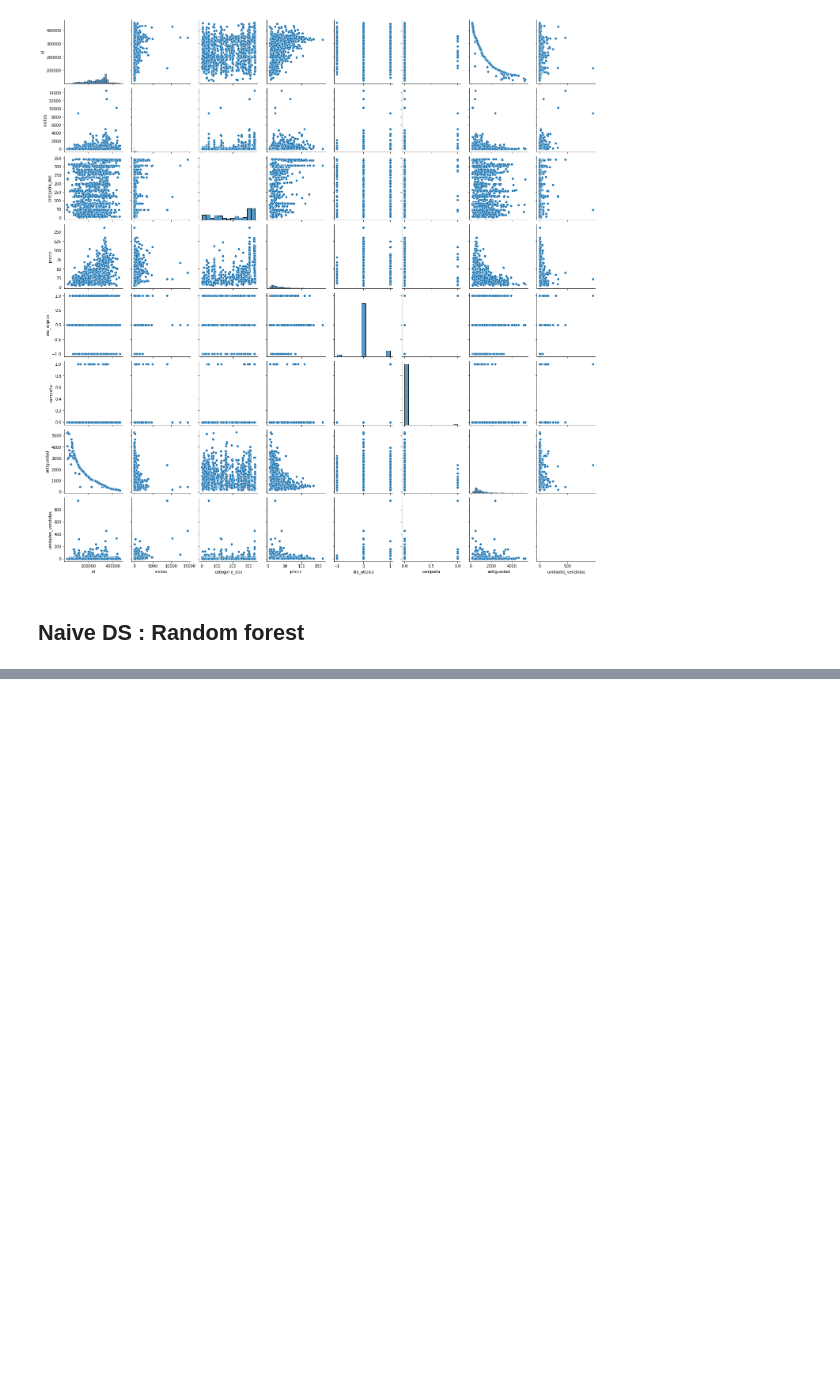
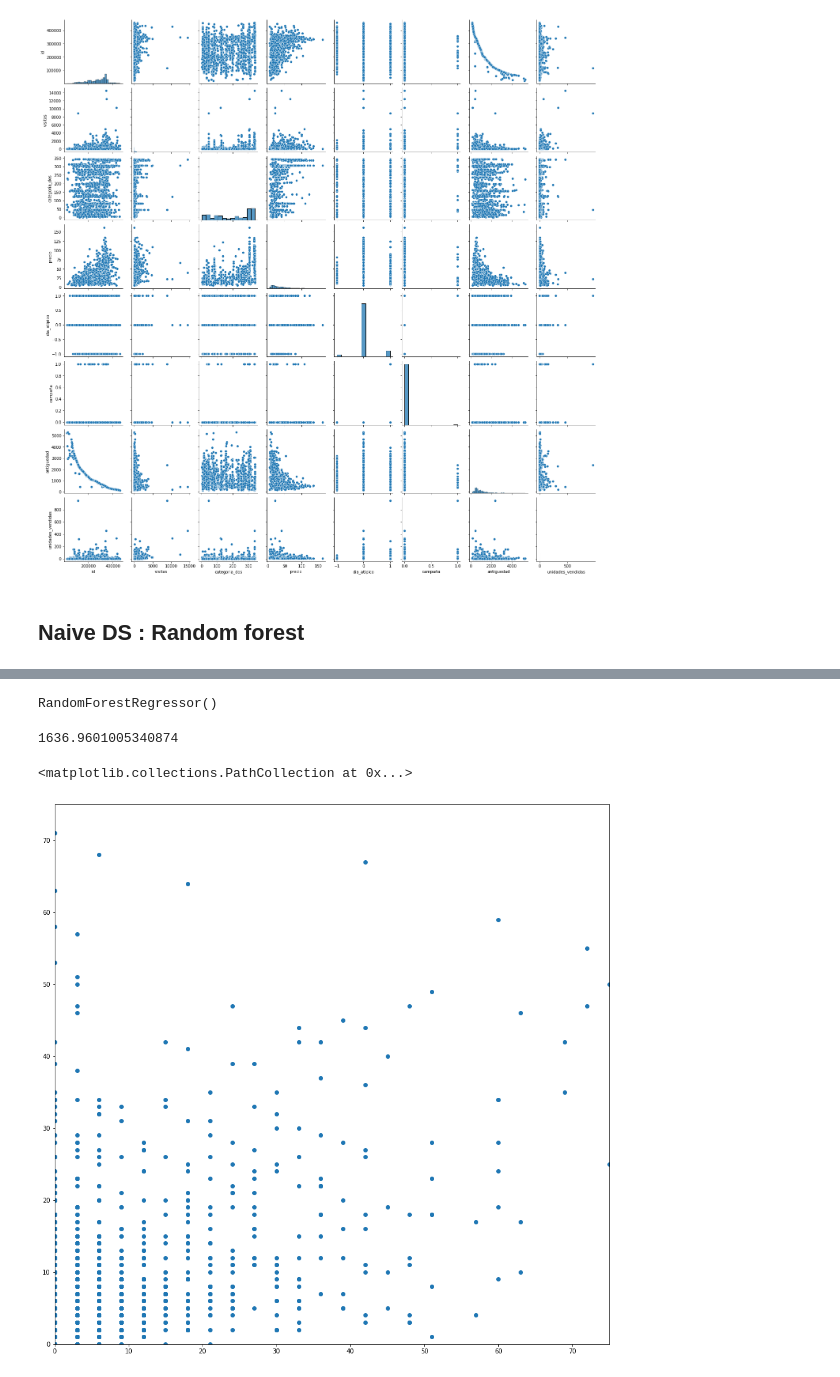
Before and after one commit to Nerucius/2021.ubdatathon, a Jupyter notebook: 1. EDA + Feature Engineering.ipynb, the cells around one changed output, grey strips where cells are left out. Saved outputs shown, nothing was run; the diff lists cells and outputs as text; code cells hidden in the pictures; blank space fills up the shorter version.

Commit message:
Feature engineering and data scaling

```diff
--- a/1. EDA + Feature Engineering.ipynb
+++ b/1. EDA + Feature Engineering.ipynb
@@ -144,13 +215,15 @@ sns.pairplot(df[::1000])
 # %% [markdown]
 ## Naive DS : Random forest
 # %%
-from sklearn.preprocessing import RobustScaler
+from sklearn.preprocessing import RobustScaler, StandardScaler
 from sklearn.model_selection import train_test_split
 from sklearn.ensemble import RandomForestRegressor
 
-X = df_fe_no_nans[df_fe.columns.values[2:]]
+data = df_fe_no_nans[::100]
+
+X = data[df_fe.columns.values[2:]]
 del X['unidades_vendidas']
 
-y = df_fe_no_nans['unidades_vendidas']
+y = data['unidades_vendidas']
 
 X_train, X_test, y_train, y_test = train_test_split(X,y, test_size=0.1)
@@ -165,0 +248,12 @@ model.fit(X_train, y_train)
+# %%
+scaler = RobustScaler()
+
+scaled = scaler.fit_transform(X_train[['precio', 'antiguedad']])
+
+X_train['precio_scl'] = scaled[:,0]
+X_train['antiguedad_scl'] = scaled[:,1]
+
+scaled_test = scaler.transform(X_test[['precio', 'antiguedad']])
+
+X_test['precio_scl'] = scaled_test[:,0]
+X_test['antiguedad_scl'] = scaled_test[:,1]
@@ -165,0 +281,24 @@ model.fit(X_train, y_train)
+# %%
+model = RandomForestRegressor()
+
+model.fit(X_train, y_train)
+# %% [output]
+RandomForestRegressor()
+# %%
+from sklearn.metrics import mean_squared_error
+
+y_hat = np.round(model.predict(X_test))
+
+mse = mean_squared_error(y_hat, y_test)
+
+mse
+# %% [output]
+1636.9601005340874
+# %%
+plt.figure(figsize=[16,16])
+plt.xlim([0,75])
+plt.ylim([0,75])
+plt.scatter(x=y_test, y=y_hat)
+# %% [output]
+<matplotlib.collections.PathCollection at 0x...>
+[figure, added]
```
Also changed, not shown: parts of 13 cells of this notebook.
